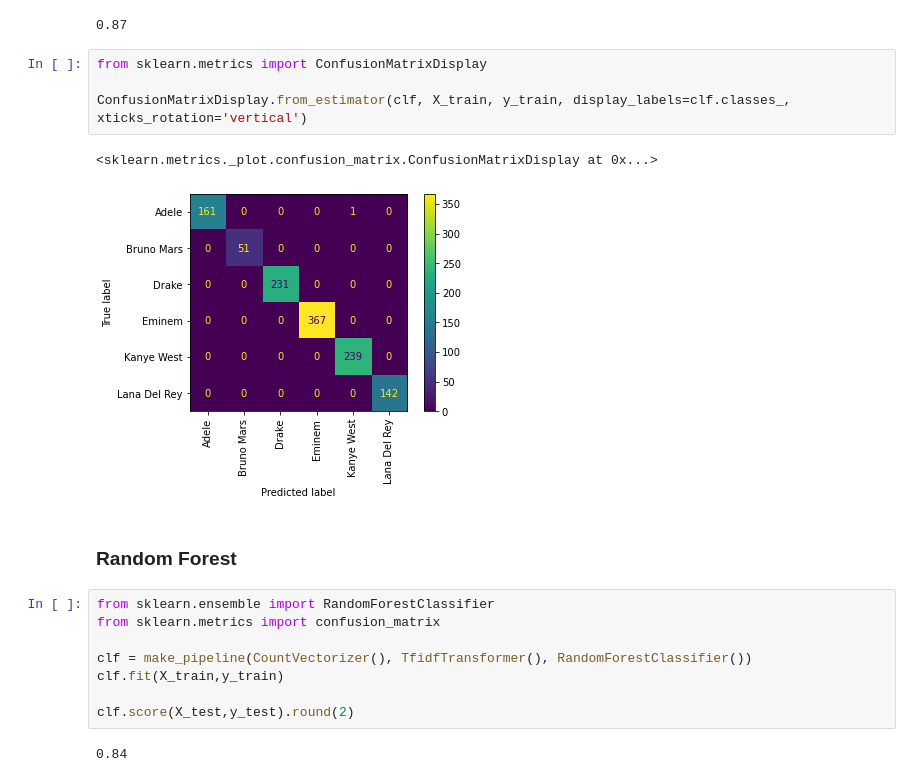
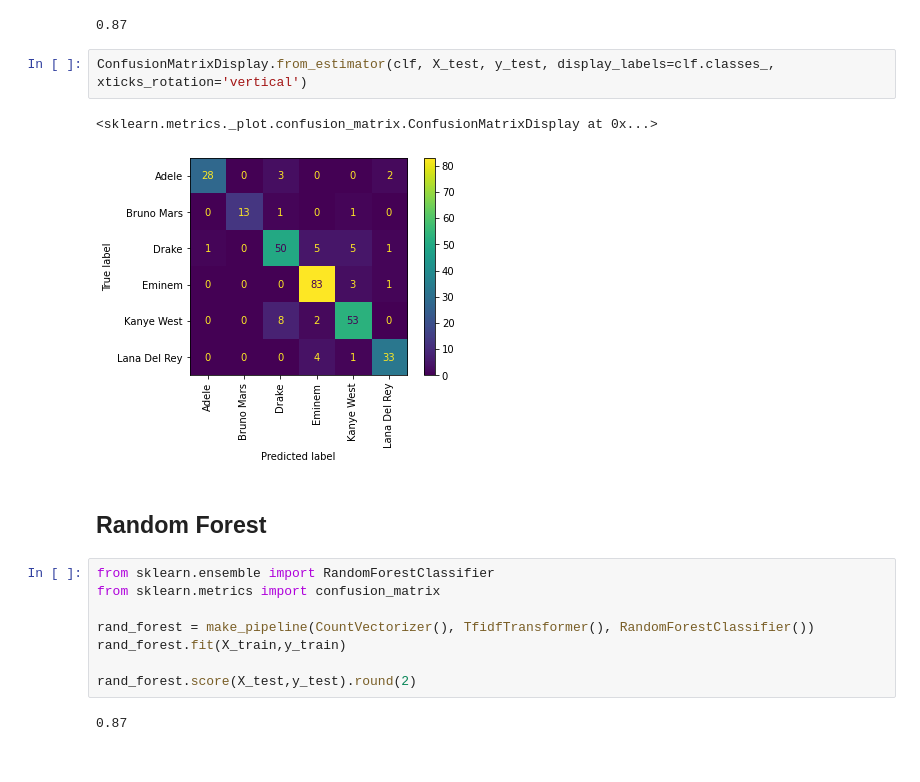
Before and after one commit to martinalex7/ProjetPython2A, a Jupyter notebook: rapports/3_modelling.ipynb, the cells around one changed output. Saved outputs shown, nothing was run; the diff lists cells and outputs as text.

```diff
--- a/rapports/3_modelling.ipynb
+++ b/rapports/3_modelling.ipynb
@@ -176,22 +185,20 @@ clf.score(X_test,y_test).round(2)
 # %% [output]
 0.87
 # %%
-from sklearn.metrics import ConfusionMatrixDisplay
-
-ConfusionMatrixDisplay.from_estimator(clf, X_train, y_train, display_labels=clf.classes_, xticks_rotation='vertical')
+ConfusionMatrixDisplay.from_estimator(clf, X_test, y_test, display_labels=clf.classes_, xticks_rotation='vertical')
 # %% [output]
 <sklearn.metrics._plot.confusion_matrix.ConfusionMatrixDisplay at 0x...>
-[figure, old version]
+[figure, new version]
 # %% [markdown]
-### Random Forest <a class="anchor" id="chapter5"></a>
+## Random Forest<a class="anchor" id="chapter5"></a>
 # %%
 from sklearn.ensemble import RandomForestClassifier
 from sklearn.metrics import confusion_matrix
 
-clf = make_pipeline(CountVectorizer(), TfidfTransformer(), RandomForestClassifier())
-clf.fit(X_train,y_train)
+rand_forest = make_pipeline(CountVectorizer(), TfidfTransformer(), RandomForestClassifier())
+rand_forest.fit(X_train,y_train)
 
-clf.score(X_test,y_test).round(2)
+rand_forest.score(X_test,y_test).round(2)
 # %% [output]
-0.84
+0.87
 # %%
```
Also changed, not shown: parts of 11 cells of this notebook.
